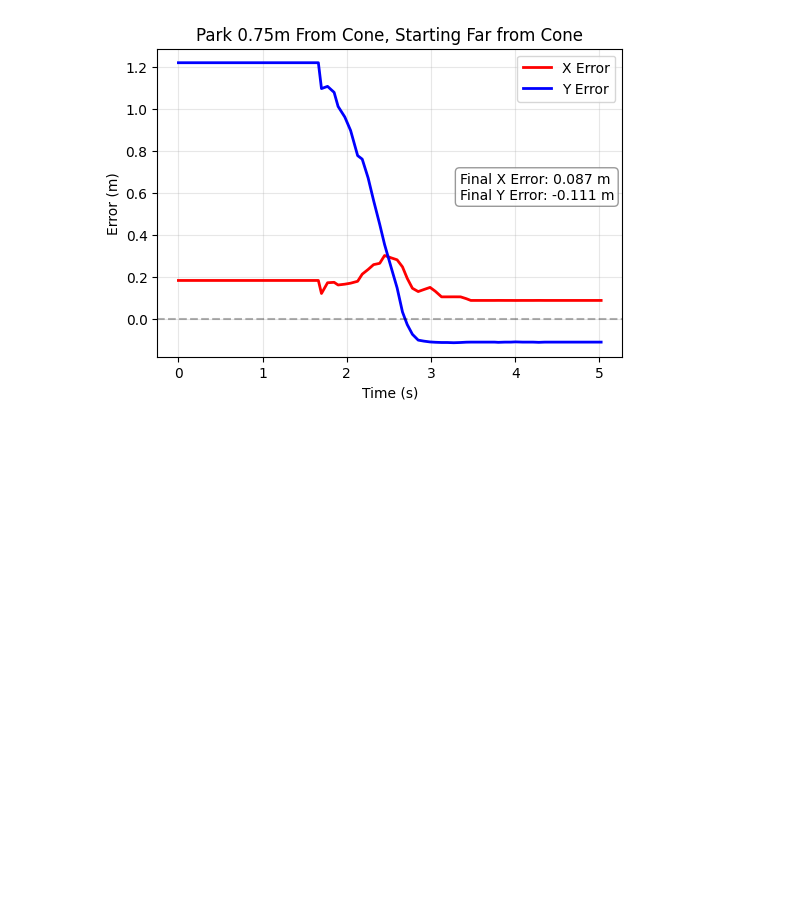
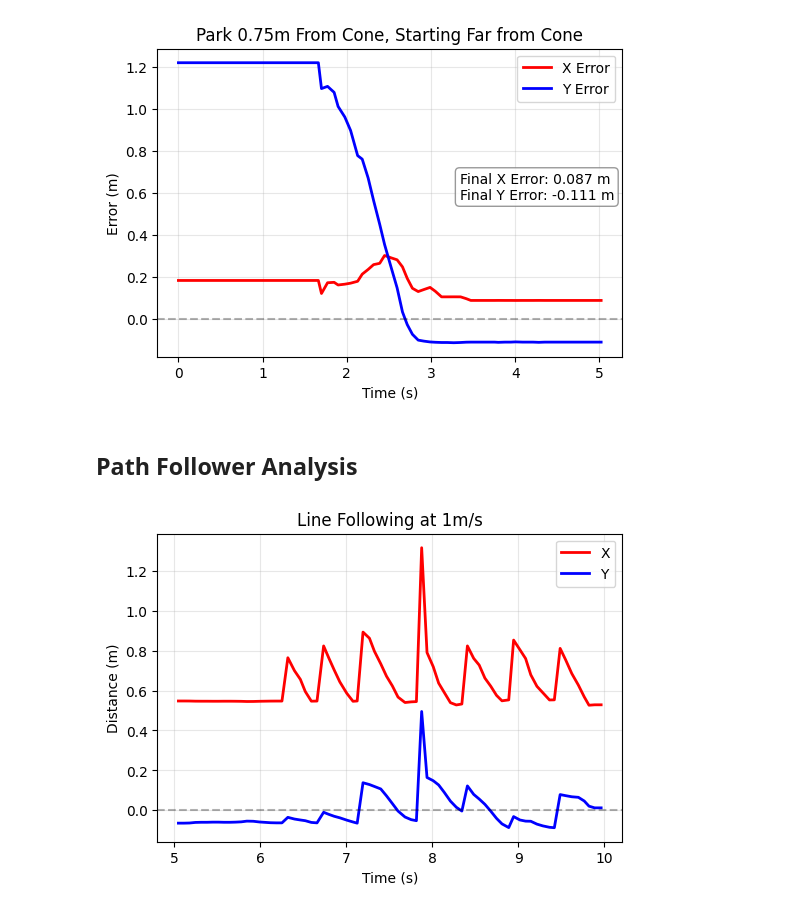
Before and after one commit to rss2025-3/visual_servoing, a Jupyter notebook: analysis.ipynb, the cells around one changed output. Saved outputs shown, nothing was run; the diff lists cells and outputs as text; code cells hidden in the pictures; blank space fills up the shorter version.

Commit message:
uploaded line following data analysis

```diff
--- a/analysis.ipynb
+++ b/analysis.ipynb
@@ -250,3 +250,31 @@ plt.annotate(f'Final X Error: {cone_bag075_far["x_error"].iloc[-1]:.3f} m\nFinal
 plt.savefig('parking_controller_075m_far_error.png', dpi=300, bbox_inches='tight')
 # %% [output]
 [figure]
+# %% [markdown]
+## Path Follower Analysis
+# %%
+line_bag1ms = pd.read_csv("line_bag1ms.csv")
+title_1ms = "Line Following at 1m/s"
+
+# Filter data between 15-23 seconds
+mask = (line_bag1ms['timestamp'] >= 5) & (line_bag1ms['timestamp'] <= 10)
+line_bag1ms = line_bag1ms[mask]
+
+line_bag1ms['x_error'] = line_bag1ms['x_pos'] - 0.0
+line_bag1ms['y_error'] = line_bag1ms['y_pos'] - 0
+
+# Plot x and y error over time
+plt.figure(figsize=(6, 4))
+plt.plot(line_bag1ms['timestamp'], line_bag1ms['x_error'], 'r-', linewidth=2, label='X')
+plt.plot(line_bag1ms['timestamp'], line_bag1ms['y_error'], 'b-', linewidth=2, label='Y')
+plt.axhline(y=0, color='k', linestyle='--', alpha=0.3)  # Zero error reference line
+
+plt.xlabel('Time (s)')
+plt.ylabel('Distance (m)')
+plt.title(title_1ms)
+plt.legend()
+plt.grid(True, alpha=0.3)
+
+plt.savefig('line_follower_1ms_error.png', dpi=300, bbox_inches='tight')
+# %% [output]
+[figure, added]
```
Also changed, not shown: parts of 1 cell of this notebook, 5 other files.
